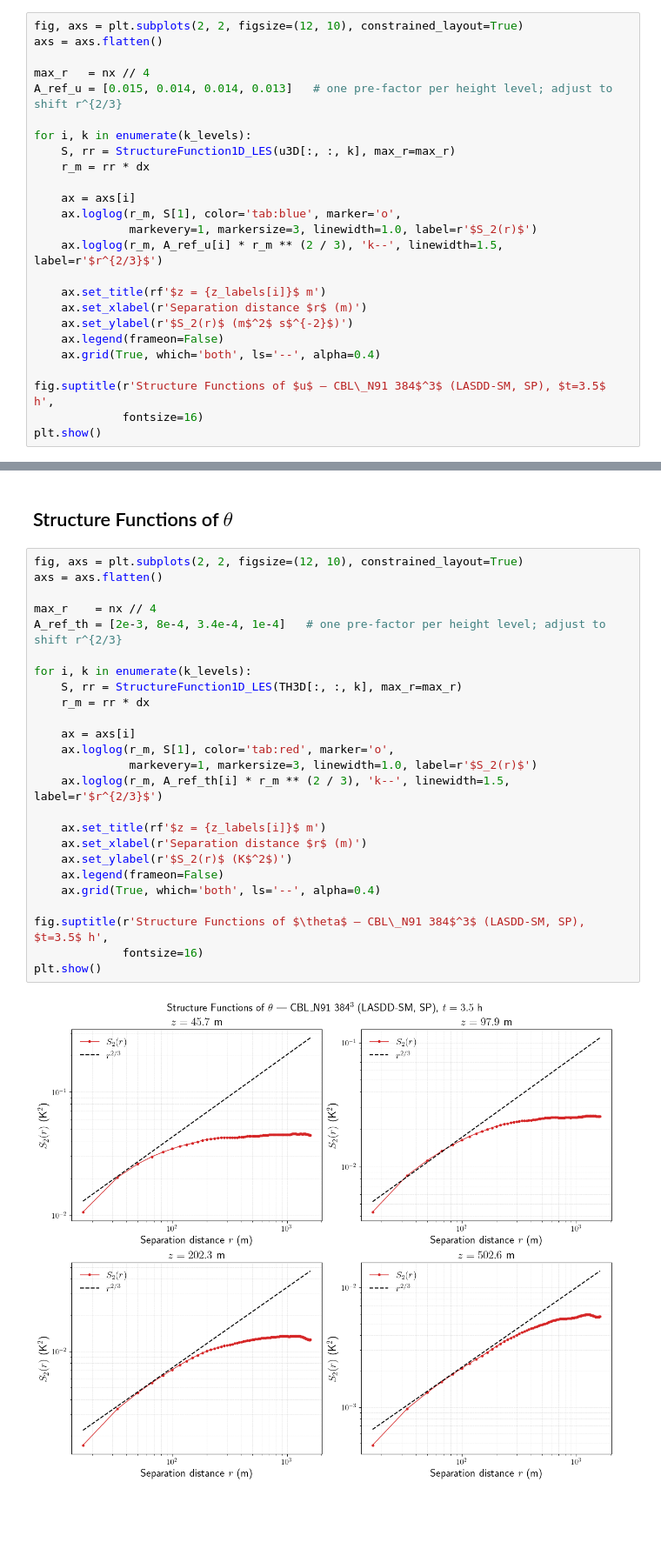
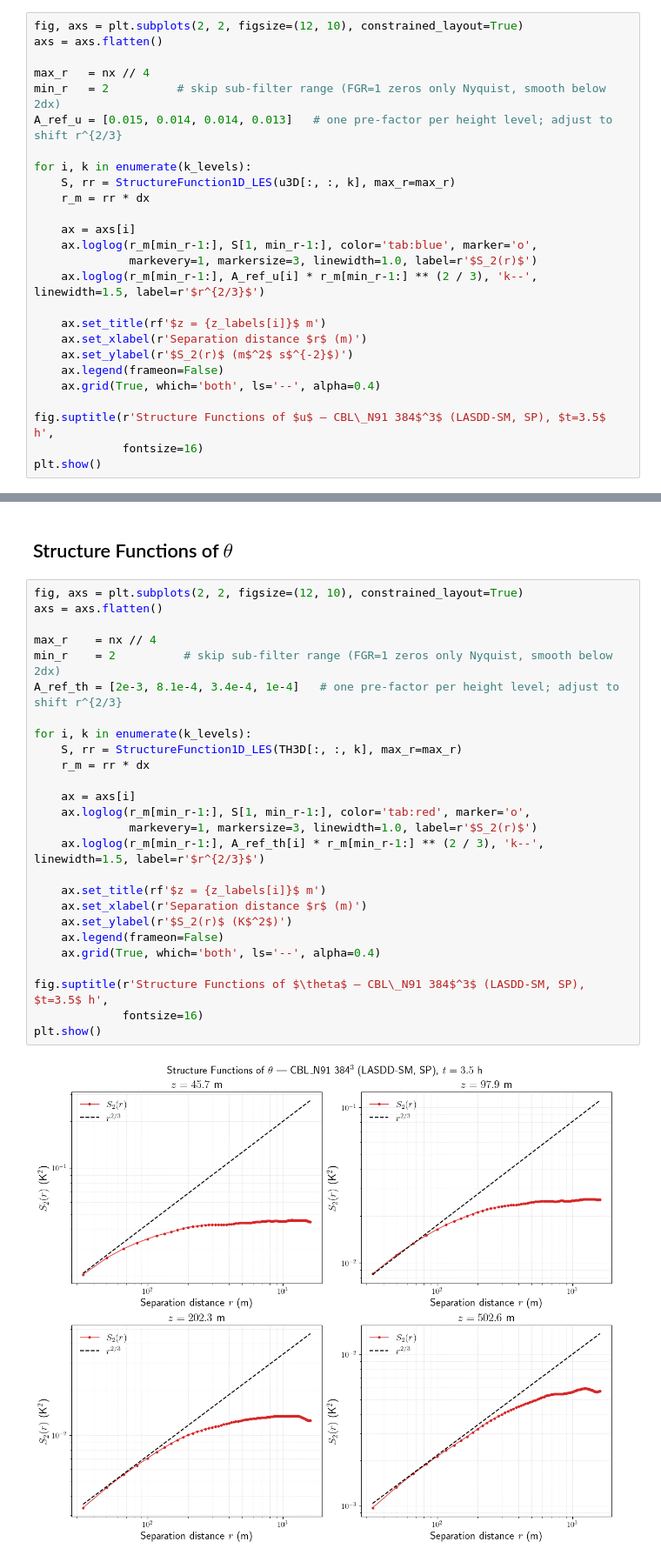
Before and after one commit to Sukantabasu/jax-alfa, a Jupyter notebook: docs/source/examples/CBL_N91/notebooks/CBL_N91_StructureFunctions.ipynb, the cells around one changed output, grey strips where cells are left out. Shown at 87% size. Drawn from its saved outputs; the diff is of its cells as text; blank space fills up the shorter version.

```diff
--- a/docs/source/examples/CBL_N91/notebooks/CBL_N91_StructureFunctions.ipynb
+++ b/docs/source/examples/CBL_N91/notebooks/CBL_N91_StructureFunctions.ipynb
@@ -124,6 +126,7 @@ fig, axs = plt.subplots(2, 2, figsize=(12, 10), constrained_layout=True)
 axs = axs.flatten()
 
 max_r   = nx // 4
+min_r   = 2          # skip sub-filter range (FGR=1 zeros only Nyquist, smooth below 2dx)
 A_ref_u = [0.015, 0.014, 0.014, 0.013]   # one pre-factor per height level; adjust to shift r^{2/3}
 
 for i, k in enumerate(k_levels):
@@ -131,9 +134,9 @@ for i, k in enumerate(k_levels):
     r_m = rr * dx
 
     ax = axs[i]
-    ax.loglog(r_m, S[1], color='tab:blue', marker='o',
+    ax.loglog(r_m[min_r-1:], S[1, min_r-1:], color='tab:blue', marker='o',
               markevery=1, markersize=3, linewidth=1.0, label=r'$S_2(r)$')
-    ax.loglog(r_m, A_ref_u[i] * r_m ** (2 / 3), 'k--', linewidth=1.5, label=r'$r^{2/3}$')
+    ax.loglog(r_m[min_r-1:], A_ref_u[i] * r_m[min_r-1:] ** (2 / 3), 'k--', linewidth=1.5, label=r'$r^{2/3}$')
 
     ax.set_title(rf'$z = {z_labels[i]}$ m')
     ax.set_xlabel(r'Separation distance $r$ (m)')
@@ -151,27 +154,28 @@ plt.show()
 # %%
 fig, axs = plt.subplots(2, 2, figsize=(12, 10), constrained_layout=True)
 axs = axs.flatten()
 
 max_r    = nx // 4
-A_ref_th = [2e-3, 8e-4, 3.4e-4, 1e-4]   # one pre-factor per height level; adjust to shift r^{2/3}
+min_r    = 2          # skip sub-filter range (FGR=1 zeros only Nyquist, smooth below 2dx)
+A_ref_th = [2e-3, 8.1e-4, 3.4e-4, 1e-4]   # one pre-factor per height level; adjust to shift r^{2/3}
 
 for i, k in enumerate(k_levels):
     S, rr = StructureFunction1D_LES(TH3D[:, :, k], max_r=max_r)
     r_m = rr * dx
 
     ax = axs[i]
-    ax.loglog(r_m, S[1], color='tab:red', marker='o',
+    ax.loglog(r_m[min_r-1:], S[1, min_r-1:], color='tab:red', marker='o',
               markevery=1, markersize=3, linewidth=1.0, label=r'$S_2(r)$')
-    ax.loglog(r_m, A_ref_th[i] * r_m ** (2 / 3), 'k--', linewidth=1.5, label=r'$r^{2/3}$')
+    ax.loglog(r_m[min_r-1:], A_ref_th[i] * r_m[min_r-1:] ** (2 / 3), 'k--', linewidth=1.5, label=r'$r^{2/3}$')
 
     ax.set_title(rf'$z = {z_labels[i]}$ m')
     ax.set_xlabel(r'Separation distance $r$ (m)')
     ax.set_ylabel(r'$S_2(r)$ (K$^2$)')
     ax.legend(frameon=False)
     ax.grid(True, which='both', ls='--', alpha=0.4)
 
 fig.suptitle(r'Structure Functions of $\theta$ — CBL\_N91 384$^3$ (LASDD-SM, SP), $t=3.5$ h',
              fontsize=16)
 plt.show()
 # %% [output]
-[figure, old version]
+[figure, new version]
```
Also changed, not shown: parts of 2 cells of this notebook, 2 other files.
